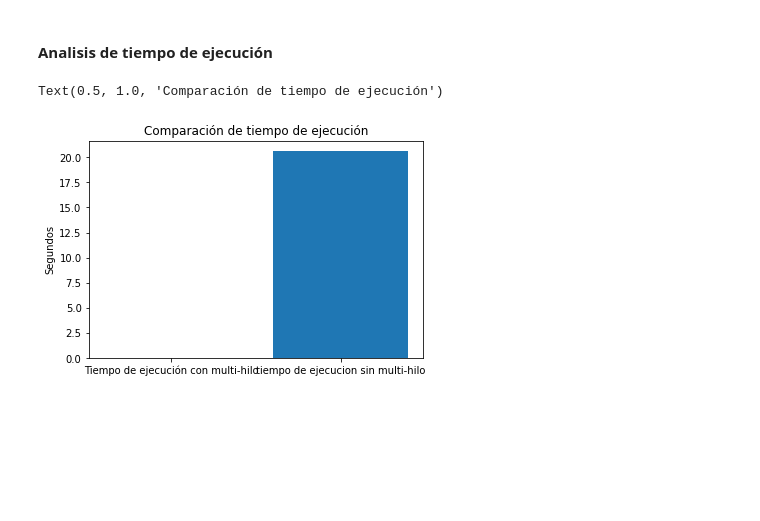
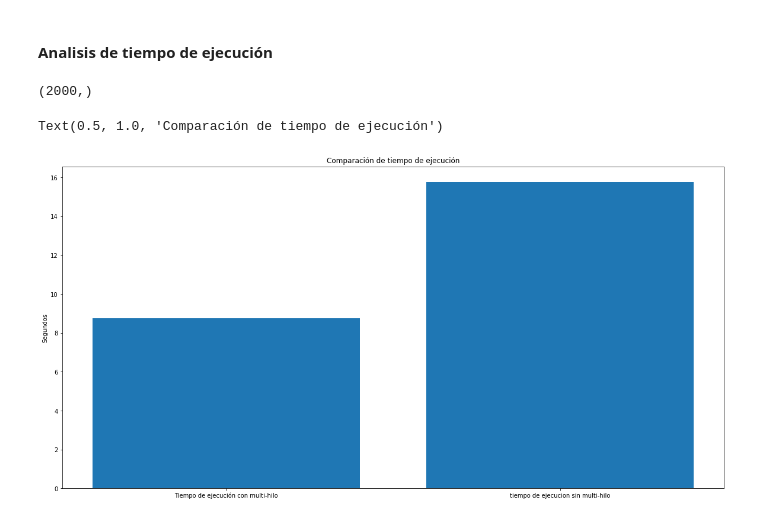
Before and after one commit to vidaldani/MangoGrading, a Jupyter notebook: DataPreprocesing.ipynb, the cells around one changed output. Cells and saved outputs as stored; diff of their text form; code cells hidden in the pictures; blank space fills up the shorter version.

```diff
--- a/DataPreprocesing.ipynb
+++ b/DataPreprocesing.ipynb
@@ -233,12 +239,24 @@ Stored 'n' (int)
 #### Analisis de tiempo de ejecución
 # %%
 #MULTI HILO
+# rn = randint(0, n-1)
+
+# randomlist = random.sample(range(0, n), n * f)
+randomlist = []
+for i in range(0,n*f):
+    x = random.randint(0,n-1)
+    randomlist.append(x)
+
+def augment_class1(rn):
+    new_img = data_augmentation(class1[rn])
+    t1 = 1
+    return new_img,t1
 
 start = time.perf_counter()
-# with concurrent.futures.ThreadPoolExecutor() as executor:
-#     res = list(executor.map(data_augmentation,class_list=class_list))
-p = Process(target=lectura_datos, args=(path_list,))
-p.start()
-p.join()
+with concurrent.futures.ThreadPoolExecutor() as executor:
+    res = list(executor.map(augment_class1,randomlist))
+# p = Process(target=lectura_datos, args=(path_list,))
+# p.start()
+# p.join()
 finish=time.perf_counter()
 time_all_cores = finish-start
@@ -247,14 +263,26 @@ p.
+# %%
+res = np.array(res)
+print(res[:,0].shape)
+# %% [output]
+(2000,)
 # %%
 #MONO HILO
+input_class1_path = path_list[0]
+class1_names = os.listdir(input_class1_path)
 start = time.perf_counter()
-res1=list(data_augmentations(class_list))
+# res1=list(data_augmentations(class_list))
+for i in range(0, n, 1):
+    # Para cada clase, se lee una imágen, se importa
+    img = resize(imread("./Dataset/Grading_dataset/Class_I/" + class1_names[i]), (h, w))
+    class1[i] = img
 finish=time.perf_counter()
 time_one_core = finish-start
 values = [time_all_cores,time_one_core]
 labels = ["Tiempo de ejecución con multi-hilo","tiempo de ejecucion sin multi-hilo"]
+plt.figure(figsize=(20, 10))
 p1 = plt.bar(labels,values)
 plt.ylabel('Segundos')
 plt.title('Comparación de tiempo de ejecución')
 # %% [output]
 Text(0.5, 1.0, 'Comparación de tiempo de ejecución')
-[figure, old version]
+[figure, new version]
```
Also changed, not shown: parts of 5 cells of this notebook, 7 other files.
